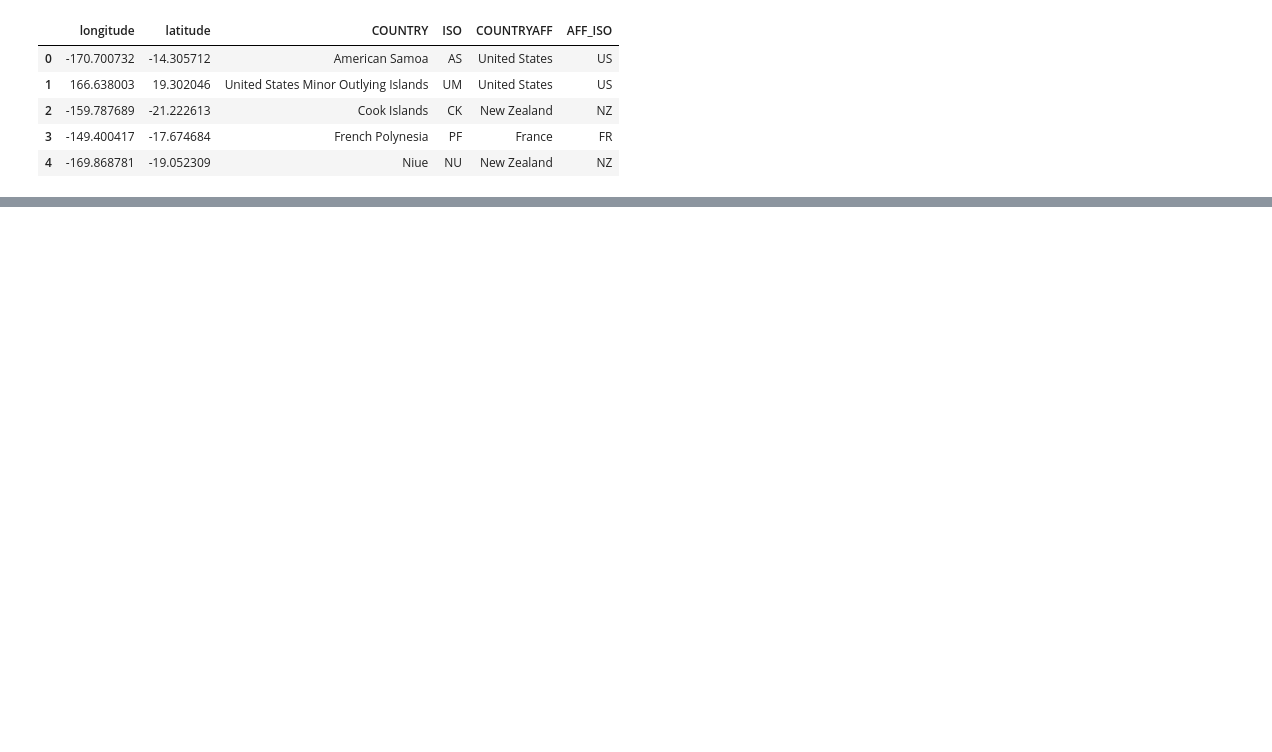
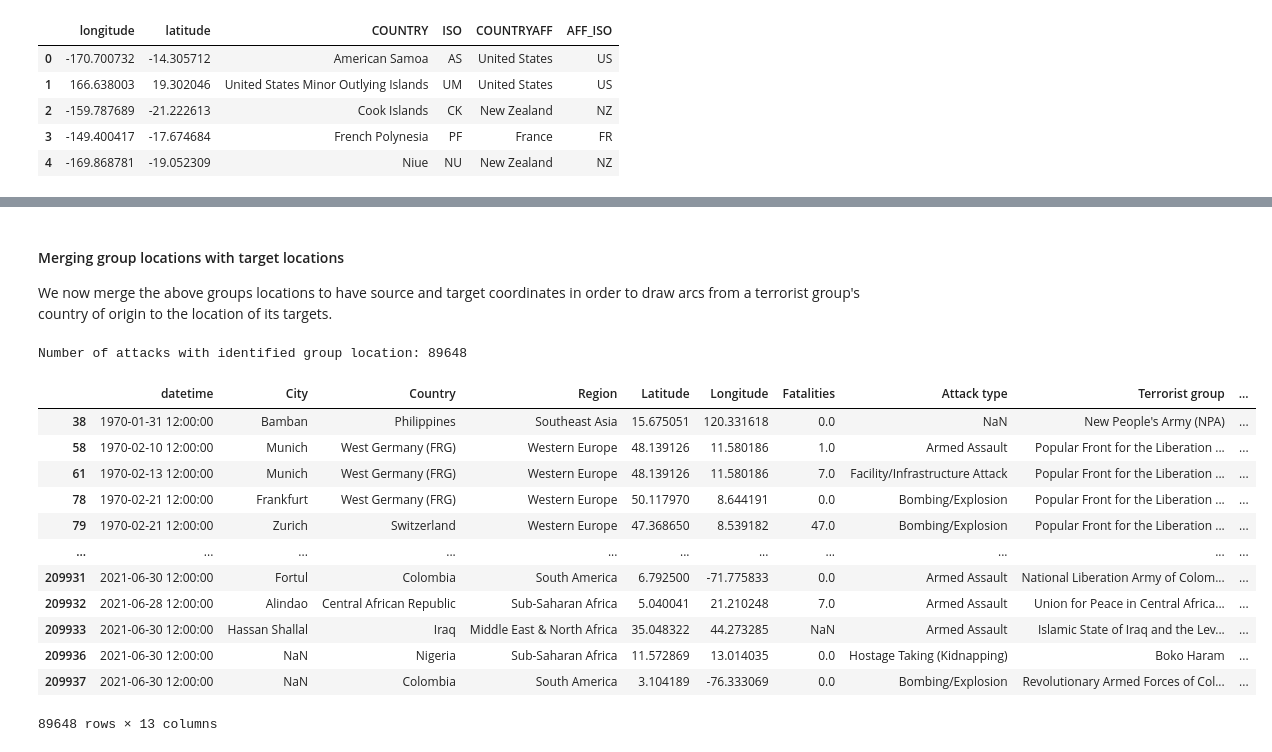
Before and after one commit to com-480-data-visualization/project-2023-yeravizard, a Jupyter notebook: scripts/map.ipynb, the cells around one changed output, grey strips where cells are left out. Drawn from its saved outputs; the diff is of its cells as text; code cells hidden in the pictures; blank space fills up the shorter version.

```diff
--- a/scripts/map.ipynb
+++ b/scripts/map.ipynb
@@ -158,13 +193,0 @@ Number of countries with ISO in GTD: 172
-# %%
-# Add a column GTD_ISO and GTD_code to locations that first tries to match the ISO code, then the AFF_ISO code
-locations['GTD_ISO'] = locations['ISO'].map({ISO_code: ISO_code for country, (ISO_code, _) in country_dict.items()})
-locations['GTD_ISO'] = locations['GTD_ISO'].fillna(locations['AFF_ISO'].map({ISO_code: ISO_code for country, (ISO_code, _) in country_dict.items()}))
-locations['GTD_code'] = locations['ISO'].map({ISO_code: GTD_code for country, (ISO_code, GTD_code) in country_dict.items()})
-locations['GTD_code'] = locations['GTD_code'].fillna(locations['AFF_ISO'].map({ISO_code: GTD_code for country, (ISO_code, GTD_code) in country_dict.items()}))
-
-# Remove rows in locations where GTD_country does not match COUNTRY
-locations = locations[locations['GTD_country'] == locations['COUNTRY']]
-print('Number of countries with ISO in GTD and COUNTRY == GTD_country:', len(locations))
-
-locations = locations.drop(columns=['COUNTRY', 'COUNTRYAFF', 'ISO', 'AFF_ISO'])
-locations = locations.rename(columns={'GTD_country': 'COUNTRY', 'GTD_ISO': 'ISO'})
@@ -196,5 +193,0 @@ The [`attacks.csv`](https://gist.github.com/mbostock/7608400#file-flights-csv) f
-# %%
-# Keep all attacks with ISO_code in locations ISO
-print('Number of attacks in GTD before removing attacks from countries not in locations:', len(GTD))
-GTD = GTD[GTD['ISO_code'].isin(locations['ISO'].unique())]
-print('Number of attacks in GTD after removing attacks from countries not in locations:', len(GTD))
@@ -203,0 +202,4 @@ Number of attacks in GTD after removing attacks from countries not in locations:
+# %%
+# Add row to locations for missing countries
+locations = locations.append({'longitude': 54.607577, 'latitude': -6.693145, 'COUNTRY': 'Northern Ireland', 'ISO': 'GB', 'COUNTRYAFF': 'United Kingdom', 'AFF_ISO': 'GBR'}, ignore_index=True)
+locations = locations.append({'longitude': 31.947351, 'latitude': 35.227163, 'COUNTRY': 'Palestine', 'ISO': 'PSE', 'COUNTRYAFF': 'Palestine', 'AFF_ISO': 'PSE'}, ignore_index=True)
@@ -203,0 +210,9 @@ Number of attacks in GTD after removing attacks from countries not in locations:
+# %%
+# Add the longitude and latitude of each country by joining on Country name
+locations = locations.rename(columns={'COUNTRY': 'Country'})
+top_groups = top_groups.merge(locations[['Country', 'latitude', 'longitude']], on='Country', how='left')
+
+# Save top_groups to csv file
+top_groups = top_groups.rename(columns={'Group' : 'Terrorist group', 'latitude' : 'Group latitude', 'longitude' : 'Group longitude'})
+top_groups.to_csv(os.path.join(MAP_DIR, 'top_groups.csv'), index=False)
+top_groups
@@ -203,0 +233,30 @@ Number of attacks in GTD after removing attacks from countries not in locations:
+# %% [markdown]
+#### Merging group locations with target locations
+
+We now merge the above groups locations to have source and target coordinates in order to draw arcs from a terrorist group's country of origin to the location of its targets.
+# %%
+# Add group location to GTD by joining on group name
+GTD = GTD.merge(top_groups[['Terrorist group', 'Group latitude', 'Group longitude']], on='Terrorist group', how='left')
+
+# Remove all attacks without group location
+GTD = GTD.dropna(subset=['Group latitude', 'Group longitude'])
+print('Number of attacks with identified group location:', len(GTD))
+
+# Save to csv in group_attacks.csv
+GTD.to_csv(os.path.join(MAP_DIR, 'group_attacks.csv'), index=False)
+GTD
+# %% [output]
+Number of attacks with identified group location: 89648
+|  | datetime | City | Country | Region | Latitude | Longitude | Fatalities | Attack type | Terrorist group | ... |
+| 38 | 1970-01-31 12:00:00 | Bamban | Philippines | Southeast Asia | 15.675051 | 120.331618 | 0.0 | NaN | New People's Army (NPA) | ... |
+| 58 | 1970-02-10 12:00:00 | Munich | West Germany (FRG) | Western Europe | 48.139126 | 11.580186 | 1.0 | Armed Assault | Popular Front for the Liberation ... | ... |
+| 61 | 1970-02-13 12:00:00 | Munich | West Germany (FRG) | Western Europe | 48.139126 | 11.580186 | 7.0 | Facility/Infrastructure Attack | Popular Front for the Liberation ... | ... |
+| 78 | 1970-02-21 12:00:00 | Frankfurt | West Germany (FRG) | Western Europe | 50.117970 | 8.644191 | 0.0 | Bombing/Explosion | Popular Front for the Liberation ... | ... |
+| 79 | 1970-02-21 12:00:00 | Zurich | Switzerland | Western Europe | 47.368650 | 8.539182 | 47.0 | Bombing/Explosion | Popular Front for the Liberation ... | ... |
+| ... | ... | ... | ... | ... | ... | ... | ... | ... | ... | ... |
+| 209931 | 2021-06-30 12:00:00 | Fortul | Colombia | South America | 6.792500 | -71.775833 | 0.0 | Armed Assault | National Liberation Army of Colom... | ... |
+| 209932 | 2021-06-28 12:00:00 | Alindao | Central African Republic | Sub-Saharan Africa | 5.040041 | 21.210248 | 7.0 | Armed Assault | Union for Peace in Central Africa... | ... |
+| 209933 | 2021-06-30 12:00:00 | Hassan Shallal | Iraq | Middle East & North Africa | 35.048322 | 44.273285 | NaN | Armed Assault | Islamic State of Iraq and the Lev... | ... |
+| 209936 | 2021-06-30 12:00:00 | NaN | Nigeria | Sub-Saharan Africa | 11.572869 | 13.014035 | 0.0 | Hostage Taking (Kidnapping) | Boko Haram | ... |
+| 209937 | 2021-06-30 12:00:00 | NaN | Colombia | South America | 3.104189 | -76.333069 | 0.0 | Bombing/Explosion | Revolutionary Armed Forces of Col... | ... |
+89648 rows × 13 columns
```
Also changed, not shown: parts of 20 cells of this notebook, 4 other files.
